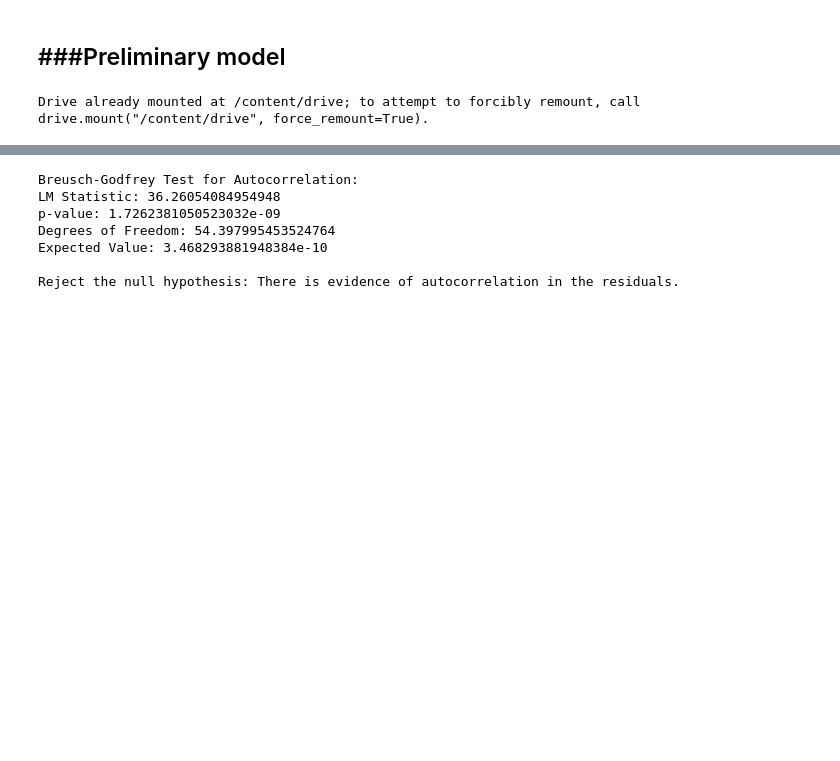
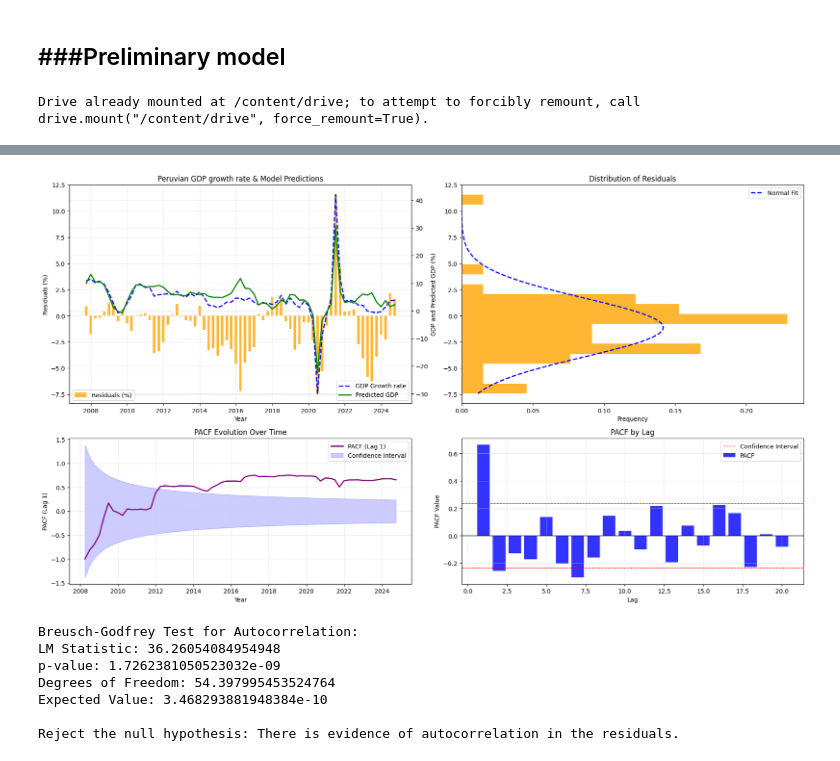
Before and after one commit to Mike-R0d/GDP-Nowcasting-Using-Electricity-Consumption, a Jupyter notebook: Nowcasting_GDP_Using_Electricity_Consumption.ipynb, the cells around one changed output, grey strips where cells are left out. Drawn from its saved outputs; the diff is of its cells as text; code cells hidden in the pictures; blank space fills up the shorter version.

```diff
--- a/Nowcasting_GDP_Using_Electricity_Consumption.ipynb
+++ b/Nowcasting_GDP_Using_Electricity_Consumption.ipynb
@@ -389,7 +396,7 @@ df_electricity = df_electricity[['Ejecutado']]
 df_electricity.rename(columns = {'Ejecutado':'Electricity'}, inplace = True)
 
 df_elect = df_electricity.copy()
-df_elect = df_elect.resample('Q').sum()
+df_elect = df_elect.resample('QE').sum()
 df_elect = df_elect.pct_change(4).shift(0)
 df_elect = df_elect.ffill()*100
 
@@ -490,2 +451,89 @@ fig.show()
+# %%
+import matplotlib.pyplot as plt
+import matplotlib.gridspec as gridspec
+import pandas as pd
+import numpy as np
+from scipy.stats import norm
+from statsmodels.tsa.stattools import pacf
+
+# Assuming df_merge is a DataFrame with columns: 'GDP', 'Predictions', 'Residuals', and a datetime index
+
+# Create the figure with a GridSpec layout
+fig = plt.figure(figsize=(18, 14))
+gs = gridspec.GridSpec(3, 2, height_ratios=[3, 2, 2])
+
+# Create the main axes for the time series plot
+ax1 = fig.add_subplot(gs[0, 0])
+ax2 = ax1.twinx()
+
+# Plot GDP Growth rate and Predicted values on the primary y-axis
+ax2.plot(t, df_merge['GDP'], label="GDP Growth rate", color="blue", linestyle="--", linewidth=2)
+ax2.plot(t, predictions, label="Predicted GDP", color="green", linestyle="-", linewidth=2)
+
+# Plot Residuals on the secondary y-axis
+ax1.bar(t, residuals, label="Residuals (%)", color="orange", alpha=0.8, width=50)
+
+# Set titles and labels
+ax2.set_title("Peruvian GDP growth rate & Model Predictions")
+ax2.set_ylabel("GDP and Predicted GDP (%)")
+ax1.set_ylabel("Residuals (%)")
+ax1.set_xlabel("Year")
+
+# Add legends
+ax1.legend(loc="lower left")
+ax2.legend(loc="lower right")
+
+# Adjust grid color to be lighter
+ax1.grid(color="lightgrey", linestyle="--", linewidth=0.5)
+ax2.grid(color="lightgrey", linestyle="--", linewidth=0.5)
+
+# Create the secondary axes for the histogram
+ax3 = fig.add_subplot(gs[0, 1], sharey=ax1)
+counts, bins, patches = ax3.hist(residuals, bins=20, orientation='horizontal', color="orange", alpha=0.8, density=True)
+
+# Fit a normal distribution to the residuals and plot it
+mean, std = norm.fit(residuals)
+x = np.linspace(min(residuals), max(residuals), 100)
+p = norm.pdf(x, mean, std)
+ax3.plot(p, x, color="blue", linestyle="--", linewidth=2, label="Normal Fit")
+
+ax3.set_xlabel("Frequency")
+ax3.set_title("Distribution of Residuals")
+ax3.legend(loc="upper right")
+
+# Add PACF plot by lag number
+ax4 = fig.add_subplot(gs[1, 1])
+lag_values = np.arange(1, 21)
+pacf_values = pacf(residuals, nlags=20)
+ax4.bar(lag_values, pacf_values[1:], color="blue", alpha=0.8, label="PACF")
+ax4.axhline(0, color="black", linewidth=1)
+confidence_interval = 1.96 / np.sqrt(len(residuals))
+ax4.axhline(confidence_interval, color="red", linestyle="--", linewidth=1, label="Confidence Interval")
+ax4.axhline(-confidence_interval, color="red", linestyle="--", linewidth=1)
+ax4.set_title("PACF by Lag")
+ax4.set_xlabel("Lag")
+ax4.set_ylabel("PACF Value")
+ax4.legend(loc="upper right")
+ax4.grid(color="lightgrey", linestyle="--", linewidth=0.5)
+
+# Add PACF evolution over time below GDP and Predictions
+ax5 = fig.add_subplot(gs[1, 0])
+rolling_pacf = [pacf(residuals[:i], nlags=1)[1] for i in range(2, len(df_merge))]
+confidence_interval_time = 1.96 / np.sqrt(range(2, len(df_merge)))
+ax5.plot(df_merge.index[2:], rolling_pacf, color="purple", linestyle="-", linewidth=2, label="PACF (Lag 1)")
+ax5.fill_between(df_merge.index[2:], confidence_interval_time, -confidence_interval_time, color="blue", alpha=0.2, label="Confidence Interval")
+ax5.set_title("PACF Evolution Over Time")
+ax5.set_ylabel("PACF (Lag 1)")
+ax5.set_xlabel("Year")
+ax5.grid(color="lightgrey", linestyle="--", linewidth=0.5)
+ax5.legend(loc="upper right")
+
+# Adjust layout
+plt.tight_layout()
+
+# Show the plot
+plt.show()
+# %% [output]
+[figure, added]
 # %%
 import statsmodels.api as sm
```
Also changed, not shown: parts of 16 cells of this notebook.
